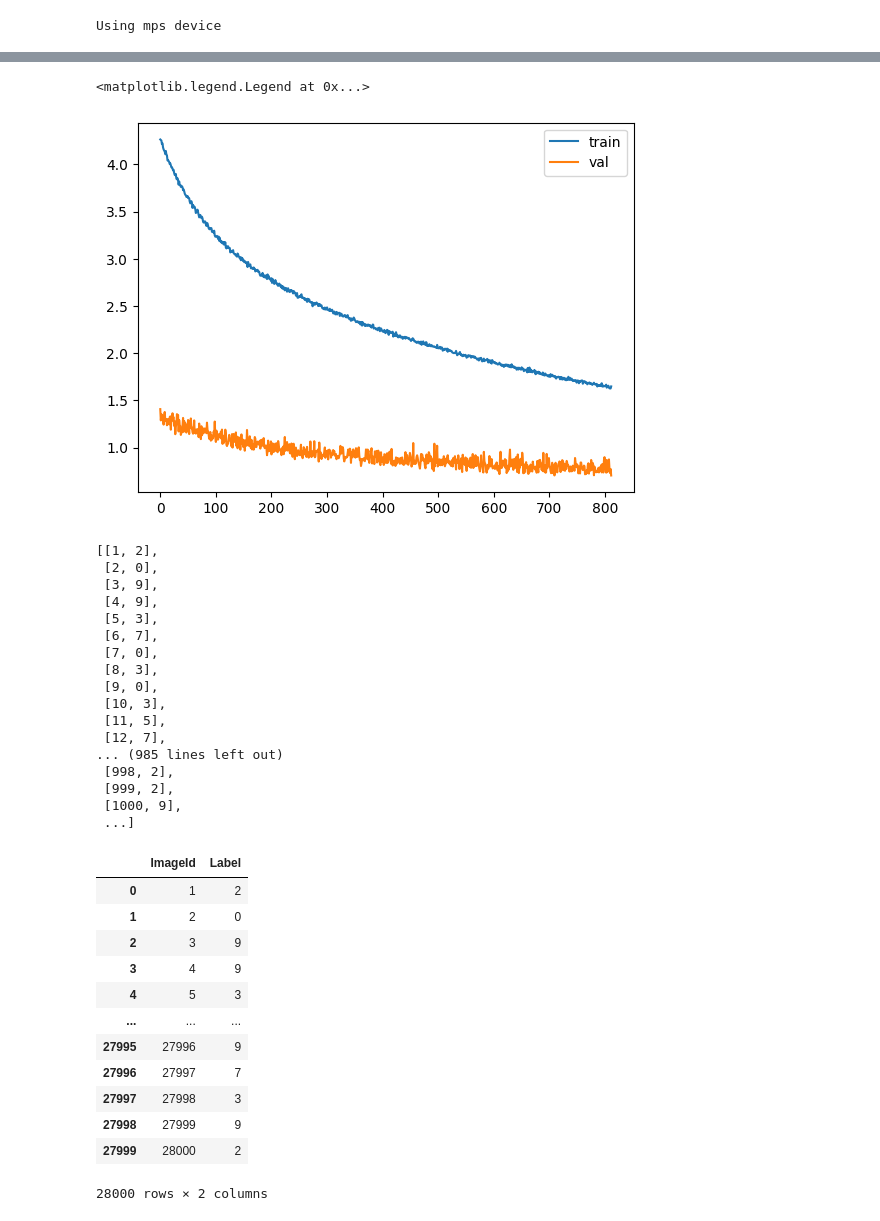
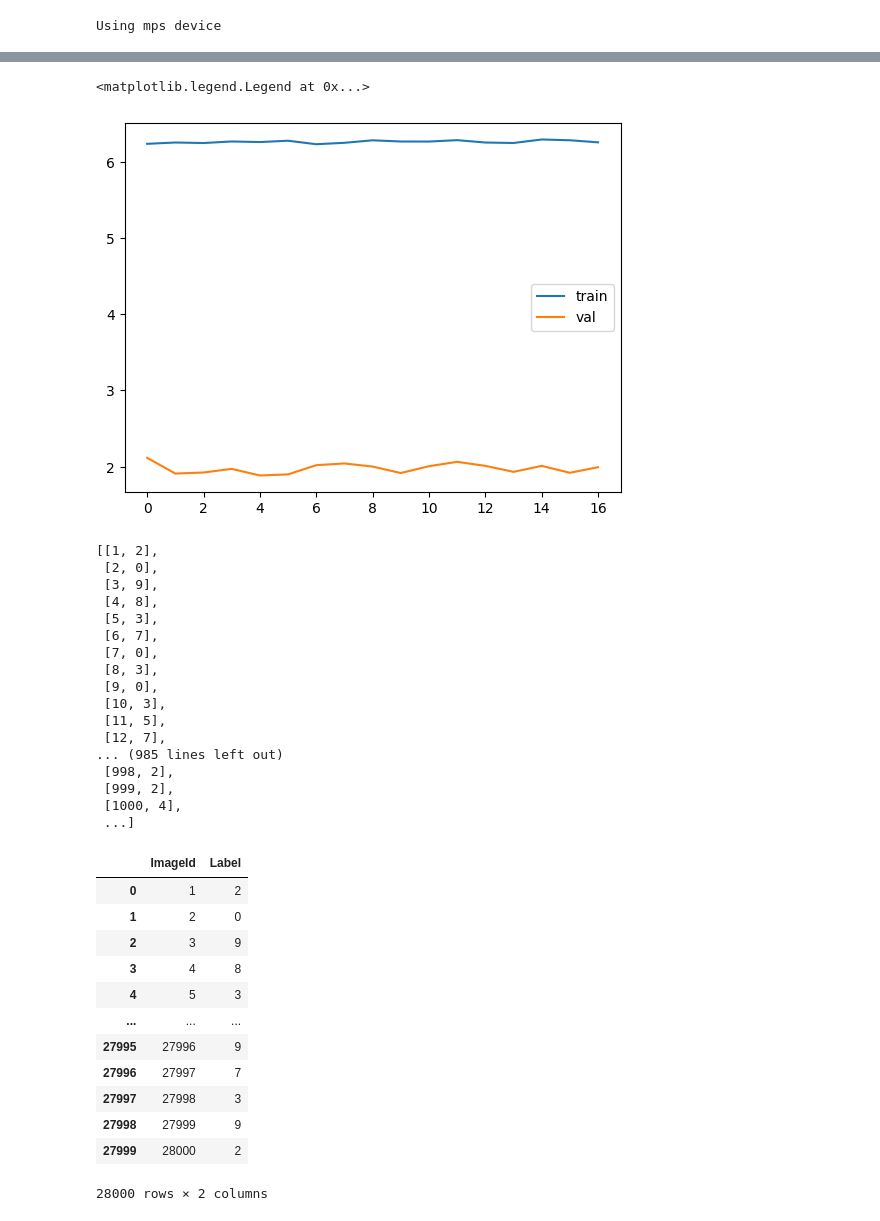
Before and after one commit to joseongho/digit-recognizer, a Jupyter notebook: test.ipynb, the cells around one changed output, grey strips where cells are left out. Cells and saved outputs as stored; diff of their text form; code cells hidden in the pictures.

```diff
--- a/test.ipynb
+++ b/test.ipynb
@@ -118,11 +118,11 @@ class Net(torch.nn.Module):
             torch.nn.MaxPool2d(2, 2),
             torch.nn.Conv2d(1, 1, 3),
             torch.nn.ReLU(),
-            # torch.nn.MaxPool2d(2, 2),
+            torch.nn.MaxPool2d(2, 2),
             torch.nn.Flatten(),
-            torch.nn.Linear(121, 60),
-            torch.nn.ReLU(),
-            torch.nn.Linear(60, 10),
+            # torch.nn.Linear(121, 60),
+            # torch.nn.ReLU(),
+            torch.nn.Linear(25, 10),
         )
 
     def forward(self, x):
@@ -173,16 +178,17 @@ previousLoss = float('inf')
 cnt =0
 bestModel = model
 for epoch in range(10000):
-
+# while(cnt<100):
     trainLoss = trainAI(trainLoader, model, loss_fn, optimizer)
     valLoss = valAI(valLoader, model, loss_fn)
+    # scheduler.step()
 
     trainHistory.append(trainLoss)
     valHistory.append(valLoss)
 
     print(f'epoch: {epoch} - train loss: {trainLoss} - val loss: {valLoss}')
 
-    if cnt >100:
+    if cnt >10:
         break
     elif previousLoss < valLoss:
         cnt +=1
@@ -215,5 +221,5 @@ epoch: 811 - train loss: 1.6482512801885605 - val loss: 0.7049035578966141
 <matplotlib.legend.Legend at 0x...>
-[figure, old version]
+[figure, new version]
 # %%
 def testAI(dataloader, model):
     model.eval()
@@ -237,7 +243,7 @@ result
 [[1, 2],
  [2, 0],
  [3, 9],
- [4, 9],
+ [4, 8],
  [5, 3],
  [6, 7],
  [7, 0],
@@ -249,7 +255,7 @@ result
 ... (985 lines left out)
  [998, 2],
  [999, 2],
- [1000, 9],
+ [1000, 4],
  ...]
 # %%
 outDF= pd.DataFrame(result)
@@ -261,7 +267,7 @@ outDF
 | 0 | 1 | 2 |
 | 1 | 2 | 0 |
 | 2 | 3 | 9 |
-| 3 | 4 | 9 |
+| 3 | 4 | 8 |
 | 4 | 5 | 3 |
 | ... | ... | ... |
 | 27995 | 27996 | 9 |
```
Also changed, not shown: parts of 4 cells of this notebook, 1 other file.
